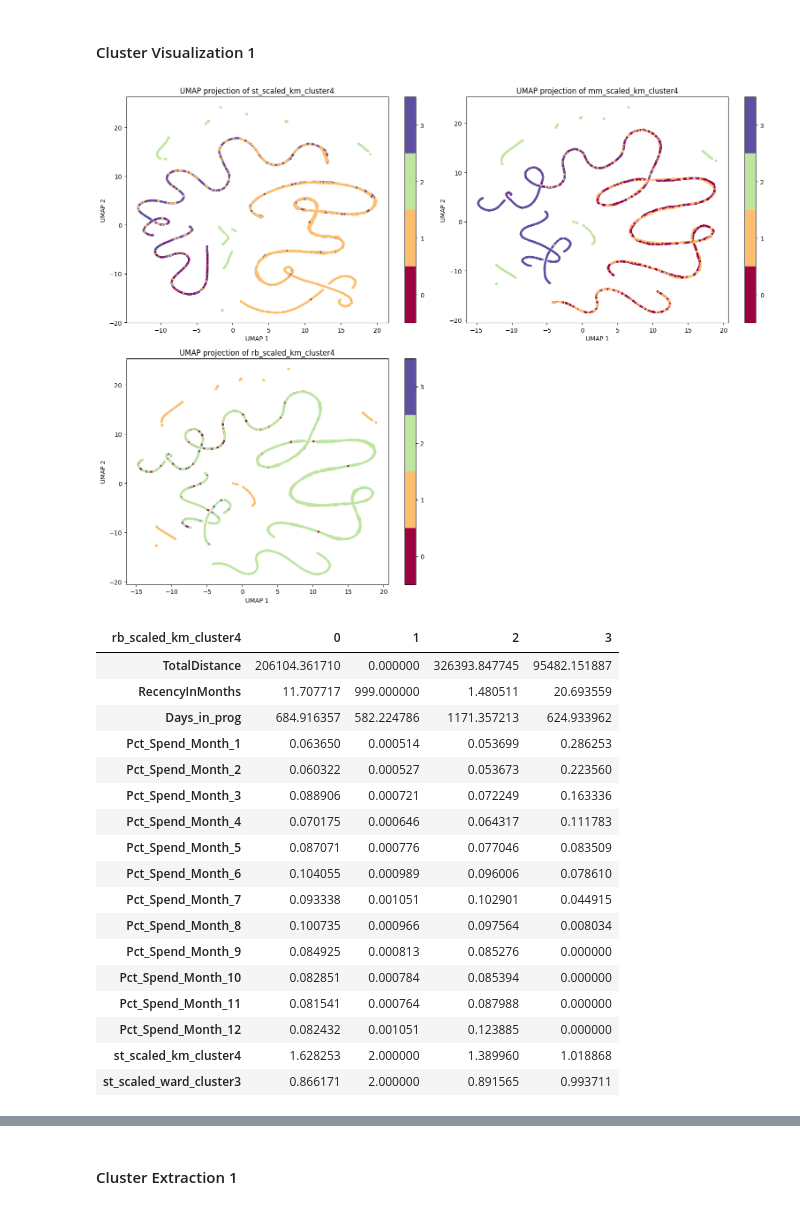
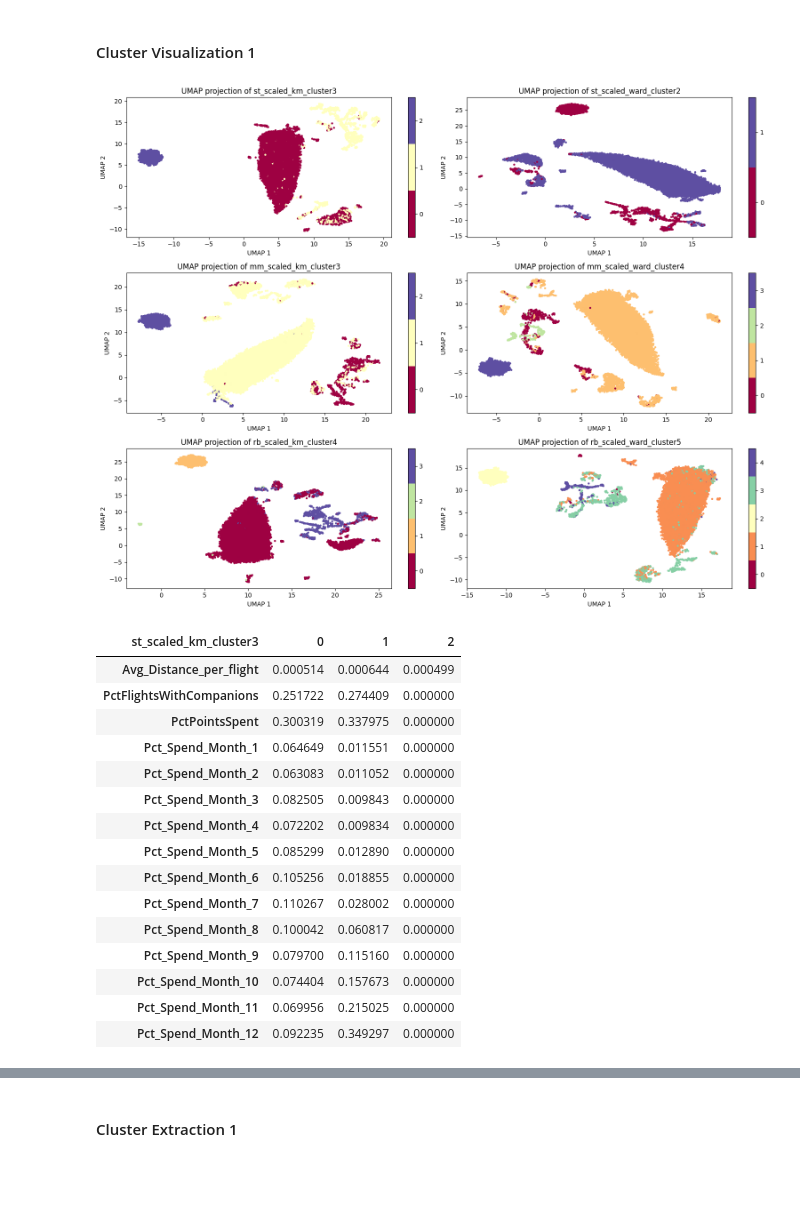
Before and after one commit to andrerangelferreira/DataMiningProject_AIAI_Group51, a Jupyter notebook: notebooks/Miguel__Group51_BehaviourClustering_Code.ipynb, the cells around one changed output, grey strips where cells are left out. Cells and saved outputs as stored; diff of their text form; code cells hidden in the pictures; blank space fills up the shorter version.

```diff
--- a/notebooks/Miguel__Group51_BehaviourClustering_Code.ipynb
+++ b/notebooks/Miguel__Group51_BehaviourClustering_Code.ipynb
@@ -106,7 +102,7 @@ plot_inertia_and_silhouette(behavioral_data_mm_scl)
 # %%
-kmeans_mm_scl = KMeans(n_clusters=4, random_state=42).fit(behavioral_data_mm_scl)
-data['mm_scaled_km_cluster4'] = kmeans_mm_scl.predict(behavioral_data_mm_scl)
-behavioral_data['mm_scaled_km_cluster4'] = kmeans_mm_scl.predict(behavioral_data_mm_scl)
+kmeans_mm_scl = KMeans(n_clusters=3, random_state=42).fit(behavioral_data_mm_scl)
+data['mm_scaled_km_cluster3'] = kmeans_mm_scl.predict(behavioral_data_mm_scl)
+behavioral_data['mm_scaled_km_cluster3'] = kmeans_mm_scl.predict(behavioral_data_mm_scl)
 # %% [markdown]
 ### Hierarchichal - Ward
 # %%
@@ -116,10 +112,10 @@ plot_dendrogram(behavioral_data_mm_scl, 'ward')
 # %%
-data['mm_scaled_ward_cluster3'] = AgglomerativeClustering(
-    linkage = 'ward', n_clusters = 3
+data['mm_scaled_ward_cluster4'] = AgglomerativeClustering(
+    linkage = 'ward', n_clusters = 4
     ).fit_predict(behavioral_data_mm_scl)
 
-behavioral_data['mm_scaled_ward_cluster3'] = AgglomerativeClustering(
-    linkage = 'ward', n_clusters = 3
+behavioral_data['mm_scaled_ward_cluster4'] = AgglomerativeClustering(
+    linkage = 'ward', n_clusters = 4
     ).fit_predict(behavioral_data_mm_scl)
 # %% [markdown]
 ## <h3 style="color: #333333; background-color: #b0cece; text-align: center; padding: 6px; font-family: 'Arial';">Robust Scaling</h3>
@@ -142,10 +138,10 @@ plot_dendrogram(behavioral_data_rb_scl, 'ward')
 # %%
-data['rb_scaled_ward_cluster2'] = AgglomerativeClustering(
-    linkage = 'ward', n_clusters = 2
+data['rb_scaled_ward_cluster5'] = AgglomerativeClustering(
+    linkage = 'ward', n_clusters = 5
     ).fit_predict(behavioral_data_rb_scl)
 
-behavioral_data['rb_scaled_ward_cluster2'] = AgglomerativeClustering(
-    linkage = 'ward', n_clusters = 2
+behavioral_data['rb_scaled_ward_cluster5'] = AgglomerativeClustering(
+    linkage = 'ward', n_clusters = 5
     ).fit_predict(behavioral_data_rb_scl)
 # %% [markdown]
 # <span style="color:#0097b2">1. Filtering</span>
@@ -155,29 +151,29 @@ behavioral_data['rb_scaled_ward_cluster2'] = AgglomerativeClustering(
 # %% [markdown]
 #### Cluster Visualization 1
 # %%
-clusters_km = ['st_scaled_km_cluster4', 'mm_scaled_km_cluster4', 'rb_scaled_km_cluster4']
+clusters_km = ['st_scaled_km_cluster3', 'st_scaled_ward_cluster2',
+               'mm_scaled_km_cluster3', 'mm_scaled_ward_cluster4',
+               'rb_scaled_km_cluster4', 'rb_scaled_ward_cluster5']
 # %%
-plot_umap_projections(behavioral_data, clusters_km)
+plot_umap_projections(behavioral_data, clusters_km, n_neighbors= 40, min_dist= 0.8)
 # %% [output]
-[figure, old version]
+[figure, new version]
 # %%
-groupby_mean(behavioral_data, 'rb_scaled_km_cluster4', n_features= 16)
+groupby_mean(behavioral_data, 'st_scaled_km_cluster3', n_features= 14)
 # %% [output]
-| rb_scaled_km_cluster4 | 0 | 1 | 2 | 3 |
-| TotalDistance | 206104.361710 | 0.000000 | 326393.847745 | 95482.151887 |
-| RecencyInMonths | 11.707717 | 999.000000 | 1.480511 | 20.693559 |
-| Days_in_prog | 684.916357 | 582.224786 | 1171.357213 | 624.933962 |
-| Pct_Spend_Month_1 | 0.063650 | 0.000514 | 0.053699 | 0.286253 |
-| Pct_Spend_Month_2 | 0.060322 | 0.000527 | 0.053673 | 0.223560 |
-| Pct_Spend_Month_3 | 0.088906 | 0.000721 | 0.072249 | 0.163336 |
-| Pct_Spend_Month_4 | 0.070175 | 0.000646 | 0.064317 | 0.111783 |
-| Pct_Spend_Month_5 | 0.087071 | 0.000776 | 0.077046 | 0.083509 |
-| Pct_Spend_Month_6 | 0.104055 | 0.000989 | 0.096006 | 0.078610 |
-| Pct_Spend_Month_7 | 0.093338 | 0.001051 | 0.102901 | 0.044915 |
-| Pct_Spend_Month_8 | 0.100735 | 0.000966 | 0.097564 | 0.008034 |
-| Pct_Spend_Month_9 | 0.084925 | 0.000813 | 0.085276 | 0.000000 |
-| Pct_Spend_Month_10 | 0.082851 | 0.000784 | 0.085394 | 0.000000 |
-| Pct_Spend_Month_11 | 0.081541 | 0.000764 | 0.087988 | 0.000000 |
-| Pct_Spend_Month_12 | 0.082432 | 0.001051 | 0.123885 | 0.000000 |
-| st_scaled_km_cluster4 | 1.628253 | 2.000000 | 1.389960 | 1.018868 |
-| st_scaled_ward_cluster3 | 0.866171 | 2.000000 | 0.891565 | 0.993711 |
+| st_scaled_km_cluster3 | 0 | 1 | 2 |
+| Avg_Distance_per_flight | 0.000514 | 0.000644 | 0.000499 |
+| PctFlightsWithCompanions | 0.251722 | 0.274409 | 0.000000 |
+| PctPointsSpent | 0.300319 | 0.337975 | 0.000000 |
+| Pct_Spend_Month_1 | 0.064649 | 0.011551 | 0.000000 |
+| Pct_Spend_Month_2 | 0.063083 | 0.011052 | 0.000000 |
+| Pct_Spend_Month_3 | 0.082505 | 0.009843 | 0.000000 |
+| Pct_Spend_Month_4 | 0.072202 | 0.009834 | 0.000000 |
+| Pct_Spend_Month_5 | 0.085299 | 0.012890 | 0.000000 |
+| Pct_Spend_Month_6 | 0.105256 | 0.018855 | 0.000000 |
+| Pct_Spend_Month_7 | 0.110267 | 0.028002 | 0.000000 |
+| Pct_Spend_Month_8 | 0.100042 | 0.060817 | 0.000000 |
+| Pct_Spend_Month_9 | 0.079700 | 0.115160 | 0.000000 |
+| Pct_Spend_Month_10 | 0.074404 | 0.157673 | 0.000000 |
+| Pct_Spend_Month_11 | 0.069956 | 0.215025 | 0.000000 |
+| Pct_Spend_Month_12 | 0.092235 | 0.349297 | 0.000000 |
```
Also changed, not shown: parts of 60 cells of this notebook, 4 other files.
